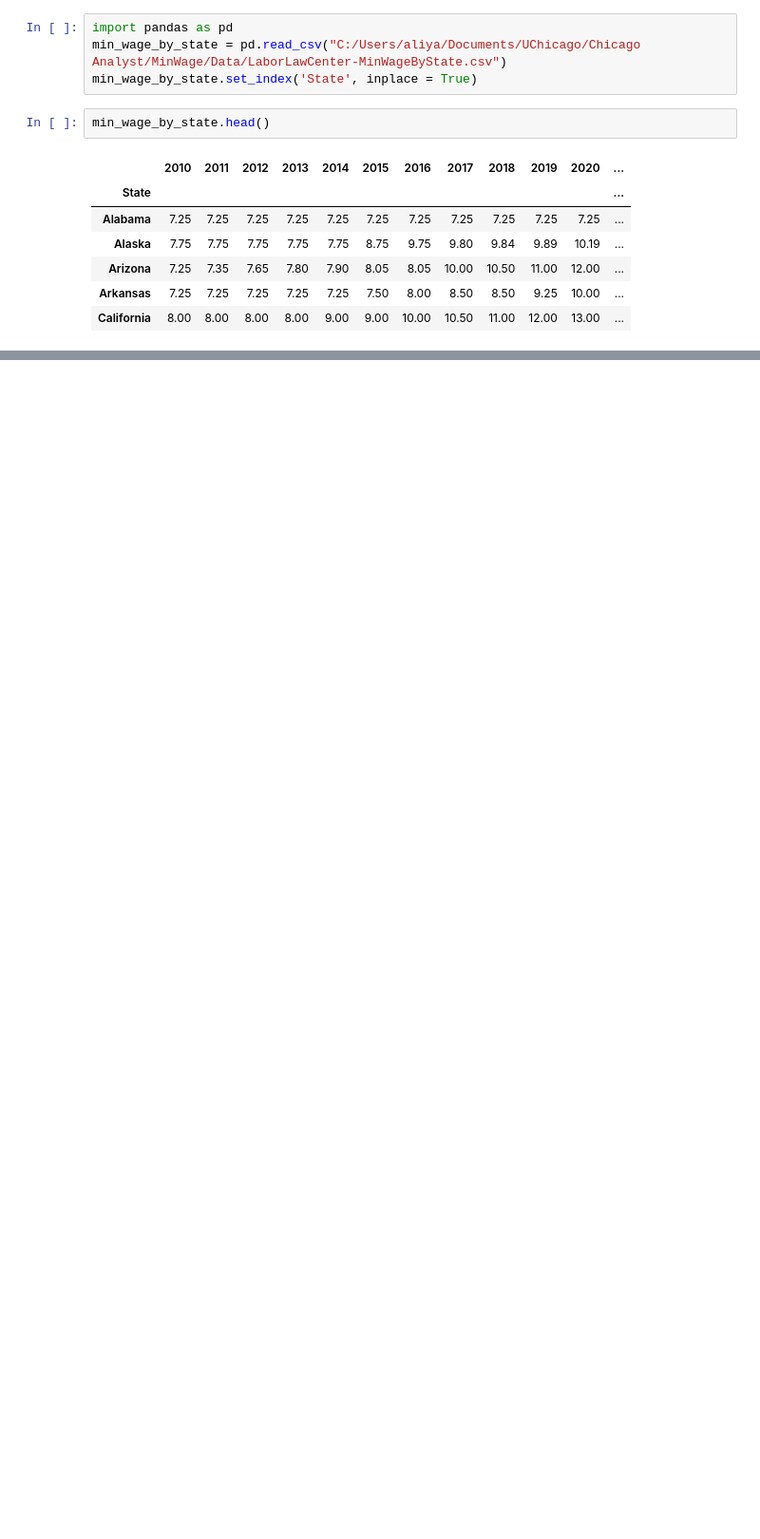
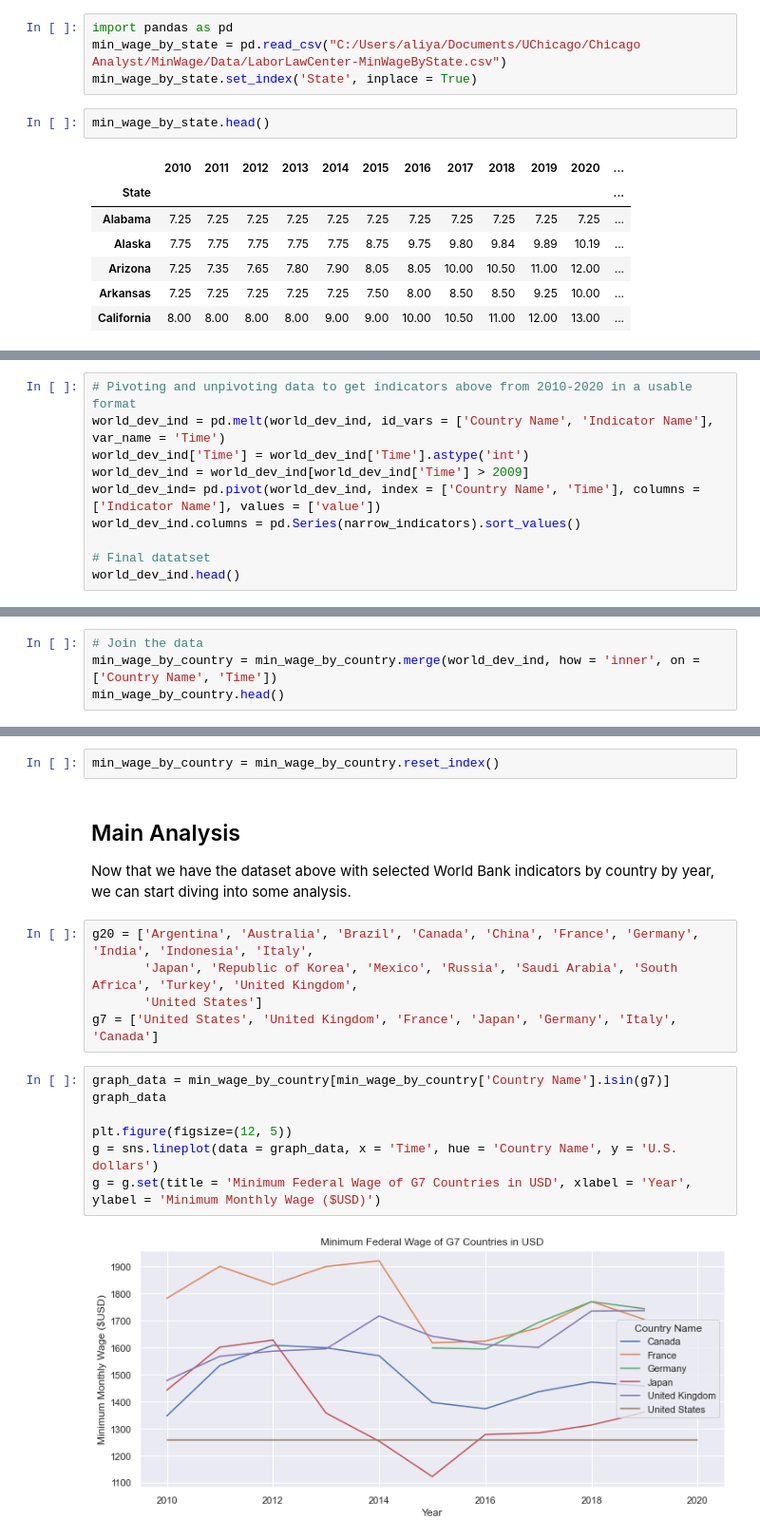
Before and after one commit to aliya-zee/chianalyst, a Jupyter notebook: MinWage-EDA.ipynb, the cells around one changed output, grey strips where cells are left out. Shown: that part at 95% size. Saved outputs shown, nothing was run; the diff lists cells and outputs as text; blank space fills up the shorter version.

Commit message:
Added 2 datasets

```diff
--- a/MinWage-EDA.ipynb
+++ b/MinWage-EDA.ipynb
@@ -54,0 +138,10 @@ g = g.set(title = 'Top 10 States by % Change in Minimum Wage (2010-2021)', xlabe
+# %%
+# Pivoting and unpivoting data to get indicators above from 2010-2020 in a usable format
+world_dev_ind = pd.melt(world_dev_ind, id_vars = ['Country Name', 'Indicator Name'], var_name = 'Time')
+world_dev_ind['Time'] = world_dev_ind['Time'].astype('int')
+world_dev_ind = world_dev_ind[world_dev_ind['Time'] > 2009]
+world_dev_ind= pd.pivot(world_dev_ind, index = ['Country Name', 'Time'], columns = ['Indicator Name'], values = ['value'])
+world_dev_ind.columns = pd.Series(narrow_indicators).sort_values()
+
+# Final datatset
+world_dev_ind.head()
@@ -54,0 +156,4 @@ g = g.set(title = 'Top 10 States by % Change in Minimum Wage (2010-2021)', xlabe
+# %%
+# Join the data
+min_wage_by_country = min_wage_by_country.merge(world_dev_ind, how = 'inner', on = ['Country Name', 'Time'])
+min_wage_by_country.head()
@@ -54,0 +168,19 @@ g = g.set(title = 'Top 10 States by % Change in Minimum Wage (2010-2021)', xlabe
+# %%
+min_wage_by_country = min_wage_by_country.reset_index()
+# %% [markdown]
+## Main Analysis
+Now that we have the dataset above with selected World Bank indicators by country by year, we can start diving into some analysis.
+# %%
+g20 = ['Argentina', 'Australia', 'Brazil', 'Canada', 'China', 'France', 'Germany', 'India', 'Indonesia', 'Italy',
+       'Japan', 'Republic of Korea', 'Mexico', 'Russia', 'Saudi Arabia', 'South Africa', 'Turkey', 'United Kingdom',
+       'United States']
+g7 = ['United States', 'United Kingdom', 'France', 'Japan', 'Germany', 'Italy', 'Canada']
+# %%
+graph_data = min_wage_by_country[min_wage_by_country['Country Name'].isin(g7)]
+graph_data
+
+plt.figure(figsize=(12, 5))
+g = sns.lineplot(data = graph_data, x = 'Time', hue = 'Country Name', y = 'U.S. dollars')
+g = g.set(title = 'Minimum Federal Wage of G7 Countries in USD', xlabel = 'Year', ylabel = 'Minimum Monthly Wage ($USD)')
+# %% [output]
+[figure, added]
```
Also changed, not shown: parts of 21 cells of this notebook.
